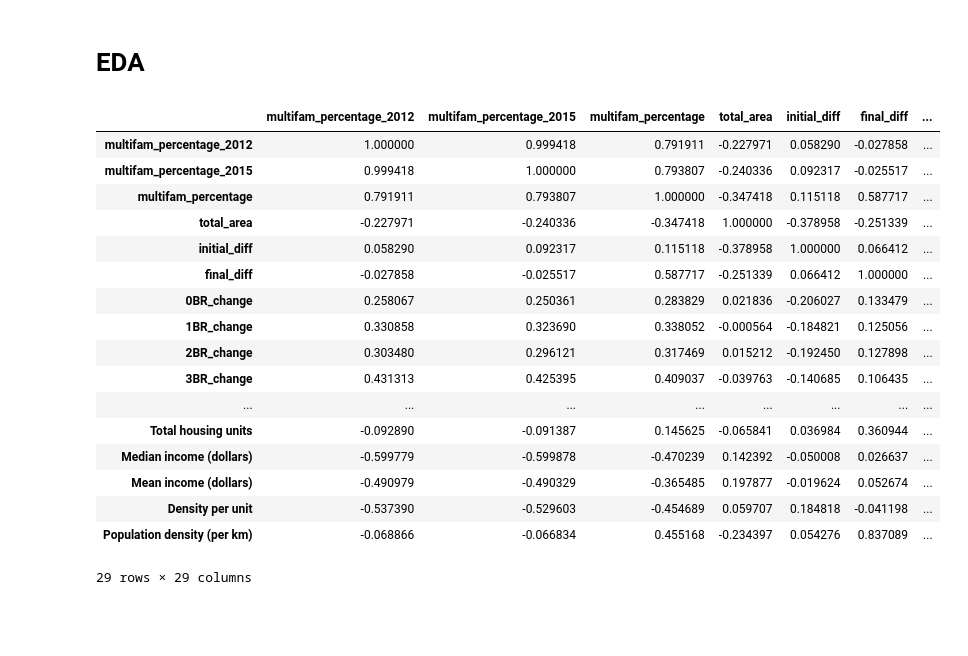
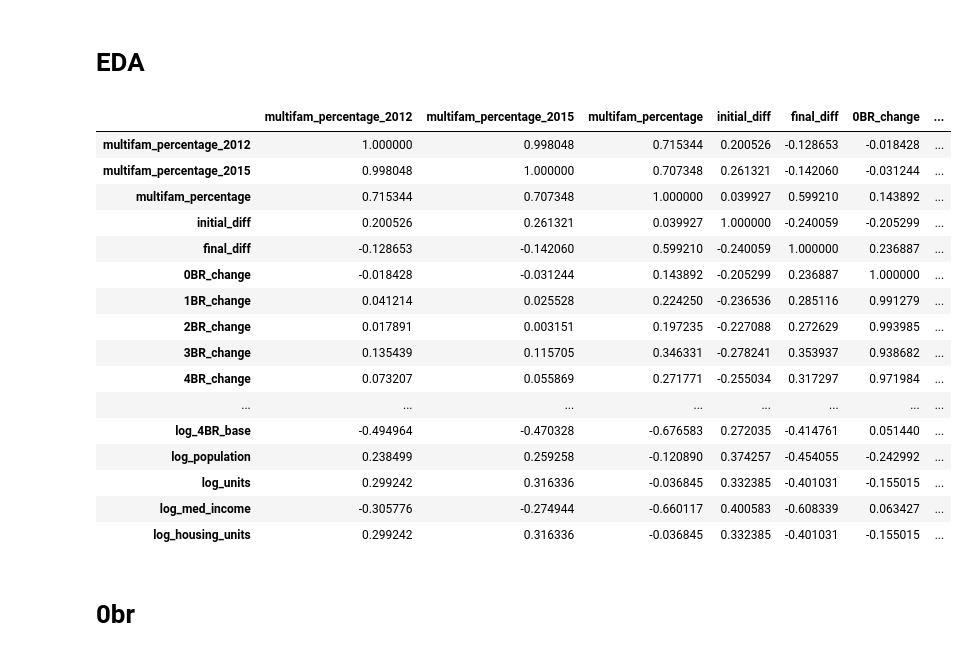
Before and after one commit to orenciolli/RezoningResearch, a Jupyter notebook: pre-processing.ipynb, the cells around one changed output. Drawn from its saved outputs; the diff is of its cells as text; code cells hidden in the pictures; blank space fills up the shorter version.

```diff
--- a/pre-processing.ipynb
+++ b/pre-processing.ipynb
@@ -122,7 +126,7 @@ See the caveats in the documentation: https://pandas.pydata.org/pandas-docs/stab
 # %%
 to_join_base = abbrev_base[['ZIPCODE', 'multifam_percentage_2012']].groupby('ZIPCODE').max()
 to_join_15 = abbrev_15[['ZIPCODE', 'multifam_percentage_2015']].groupby('ZIPCODE').max()
-to_join_final = abbrev_data[['ZIPCODE', 'multifam_percentage', 'total_area']].groupby('ZIPCODE').max()
+to_join_final = abbrev_data[['ZIPCODE', 'multifam_percentage']].groupby('ZIPCODE').max() #would add total area
 
 temp = to_join_base.merge(to_join_15, how = 'inner', left_index = True, right_index = True)
 zip_panel = temp.merge(to_join_final, how = 'inner', left_index = True, right_index = True)
@@ -310,3 +314,5 @@ final_panel = (
                     left_index = True, right_on = 'ZIP')
     .set_index('ZIP')
 )
+
+final_panel['Median age (years)'] = final_panel['Median age (years)'].astype(float)
@@ -351,5 +319,21 @@ Name: total_area, dtype: float64
+# %%
+#log scaling columns
+final_panel['log_0BR_base'] = np.log(final_panel['0BR_base'])
+final_panel['log_1BR_base'] = np.log(final_panel['1BR_base'])
+final_panel['log_2BR_base'] = np.log(final_panel['2BR_base'])
+final_panel['log_3BR_base'] = np.log(final_panel['3BR_base'])
+final_panel['log_4BR_base'] = np.log(final_panel['4BR_base'])
+
+final_panel['log_population'] = np.log(final_panel['Total population'])
+
+final_panel['log_housing_units'] = np.log(final_panel['Total housing units'])
+
+final_panel['log_med_income'] = np.log(final_panel['Median income (dollars)'])
+
+final_panel.replace(float('-inf'), np.NaN, inplace = True)
 # %%
-final_panel['Population density (per km)'] = (
-    final_panel['Total population'] / (final_panel['total_area'] / 10**6)
-)
+#doesn't work, area calculation incorrect
+# final_panel['Population density (per km)'] = (
+#     final_panel['Total population'] / (final_panel['total_area'] / 10**6)
+# )
 # %%
@@ -377,23 +343,25 @@ Index(['multifam_percentage_2012', 'multifam_percentage_2015',
 # %% [markdown]
 # EDA
-# %%
-final_panel.corr()
-# %% [output]
-|  | multifam_percentage_2012 | multifam_percentage_2015 | multifam_percentage | total_area | initial_diff | final_diff | ... |
-| multifam_percentage_2012 | 1.000000 | 0.999418 | 0.791911 | -0.227971 | 0.058290 | -0.027858 | ... |
-| multifam_percentage_2015 | 0.999418 | 1.000000 | 0.793807 | -0.240336 | 0.092317 | -0.025517 | ... |
-| multifam_percentage | 0.791911 | 0.793807 | 1.000000 | -0.347418 | 0.115118 | 0.587717 | ... |
-| total_area | -0.227971 | -0.240336 | -0.347418 | 1.000000 | -0.378958 | -0.251339 | ... |
-| initial_diff | 0.058290 | 0.092317 | 0.115118 | -0.378958 | 1.000000 | 0.066412 | ... |
-| final_diff | -0.027858 | -0.025517 | 0.587717 | -0.251339 | 0.066412 | 1.000000 | ... |
-| 0BR_change | 0.258067 | 0.250361 | 0.283829 | 0.021836 | -0.206027 | 0.133479 | ... |
-| 1BR_change | 0.330858 | 0.323690 | 0.338052 | -0.000564 | -0.184821 | 0.125056 | ... |
-| 2BR_change | 0.303480 | 0.296121 | 0.317469 | 0.015212 | -0.192450 | 0.127898 | ... |
-| 3BR_change | 0.431313 | 0.425395 | 0.409037 | -0.039763 | -0.140685 | 0.106435 | ... |
-| ... | ... | ... | ... | ... | ... | ... | ... |
-| Total housing units | -0.092890 | -0.091387 | 0.145625 | -0.065841 | 0.036984 | 0.360944 | ... |
-| Median income (dollars) | -0.599779 | -0.599878 | -0.470239 | 0.142392 | -0.050008 | 0.026637 | ... |
-| Mean income (dollars) | -0.490979 | -0.490329 | -0.365485 | 0.197877 | -0.019624 | 0.052674 | ... |
-| Density per unit | -0.537390 | -0.529603 | -0.454689 | 0.059707 | 0.184818 | -0.041198 | ... |
-| Population density (per km) | -0.068866 | -0.066834 | 0.455168 | -0.234397 | 0.054276 | 0.837089 | ... |
-29 rows × 29 columns
+# %%
+corr = final_panel.corr(numeric_only = False)
+corr.style.background_gradient(cmap='coolwarm')
+# %% [output]
+|  | multifam_percentage_2012 | multifam_percentage_2015 | multifam_percentage | initial_diff | final_diff | 0BR_change | ... |
+| multifam_percentage_2012 | 1.000000 | 0.998048 | 0.715344 | 0.200526 | -0.128653 | -0.018428 | ... |
+| multifam_percentage_2015 | 0.998048 | 1.000000 | 0.707348 | 0.261321 | -0.142060 | -0.031244 | ... |
+| multifam_percentage | 0.715344 | 0.707348 | 1.000000 | 0.039927 | 0.599210 | 0.143892 | ... |
+| initial_diff | 0.200526 | 0.261321 | 0.039927 | 1.000000 | -0.240059 | -0.205299 | ... |
+| final_diff | -0.128653 | -0.142060 | 0.599210 | -0.240059 | 1.000000 | 0.236887 | ... |
+| 0BR_change | -0.018428 | -0.031244 | 0.143892 | -0.205299 | 0.236887 | 1.000000 | ... |
+| 1BR_change | 0.041214 | 0.025528 | 0.224250 | -0.236536 | 0.285116 | 0.991279 | ... |
+| 2BR_change | 0.017891 | 0.003151 | 0.197235 | -0.227088 | 0.272629 | 0.993985 | ... |
+| 3BR_change | 0.135439 | 0.115705 | 0.346331 | -0.278241 | 0.353937 | 0.938682 | ... |
+| 4BR_change | 0.073207 | 0.055869 | 0.271771 | -0.255034 | 0.317297 | 0.971984 | ... |
+| ... | ... | ... | ... | ... | ... | ... | ... |
+| log_4BR_base | -0.494964 | -0.470328 | -0.676583 | 0.272035 | -0.414761 | 0.051440 | ... |
+| log_population | 0.238499 | 0.259258 | -0.120890 | 0.374257 | -0.454055 | -0.242992 | ... |
+| log_units | 0.299242 | 0.316336 | -0.036845 | 0.332385 | -0.401031 | -0.155015 | ... |
+| log_med_income | -0.305776 | -0.274944 | -0.660117 | 0.400583 | -0.608339 | 0.063427 | ... |
+| log_housing_units | 0.299242 | 0.316336 | -0.036845 | 0.332385 | -0.401031 | -0.155015 | ... |
+# %% [markdown]
+# 0br
```
Also changed, not shown: parts of 18 cells of this notebook.
